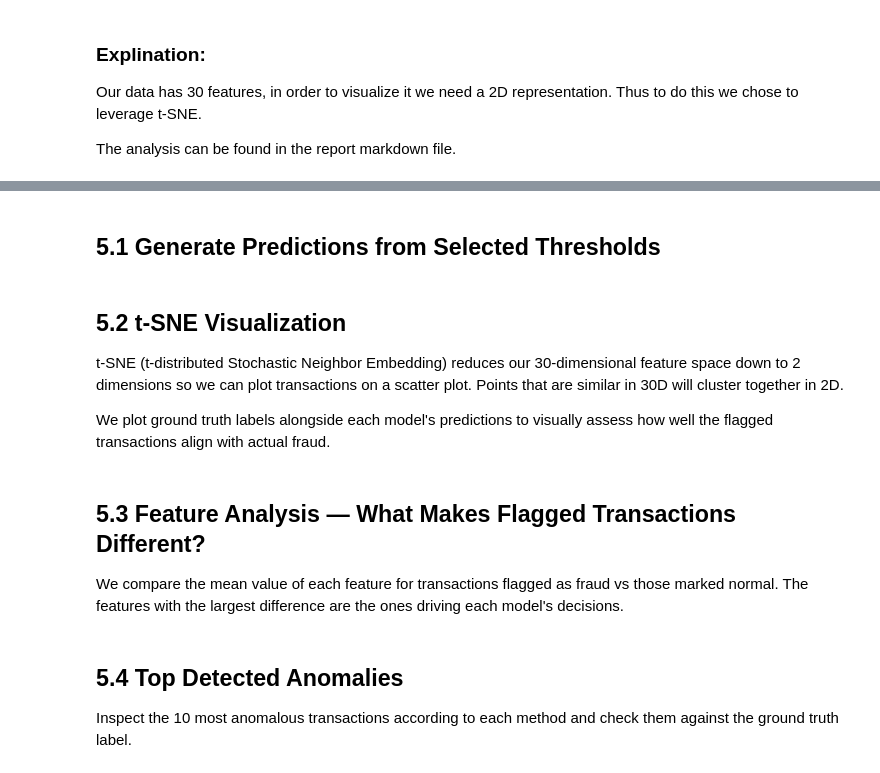
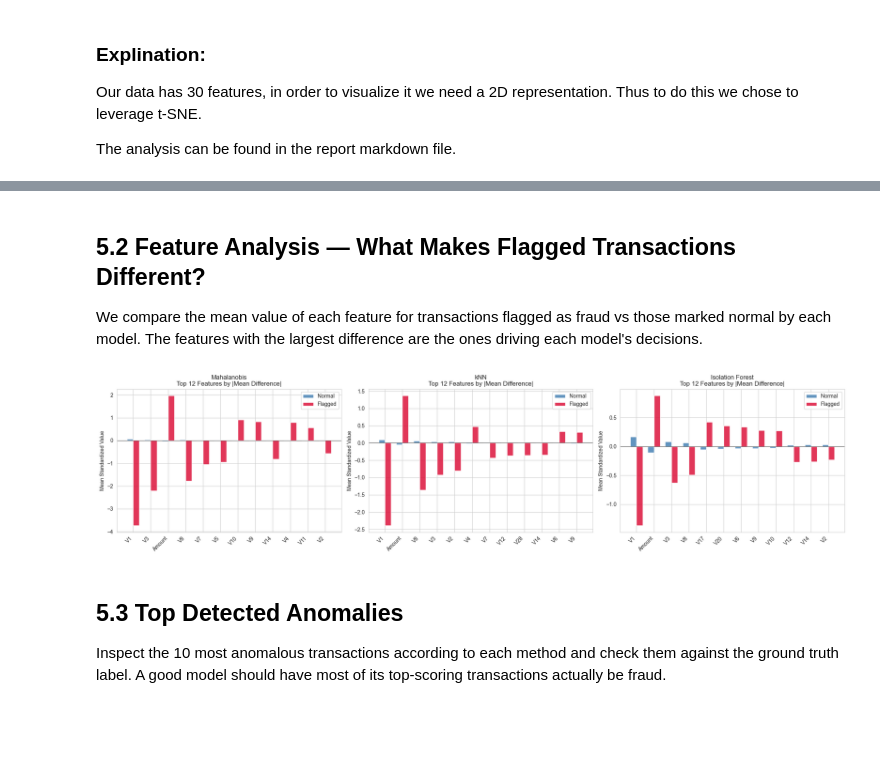
Before and after one commit to YaaqoobC/ECE447_Group_Project_Anomaly_Detection_Fall_2026, a Jupyter notebook: anomaly_detection.ipynb, the cells around one changed output, grey strips where cells are left out. Drawn from its saved outputs; the diff is of its cells as text; code cells hidden in the pictures; blank space fills up the shorter version.

```diff
--- a/anomaly_detection.ipynb
+++ b/anomaly_detection.ipynb
@@ -695,2 +684,0 @@ Now that we have trained and threshold-tuned our three models, we need to unders
-# %% [markdown]
-## 5.1 Generate Predictions from Selected Thresholds
@@ -711,6 +684,0 @@ print(f"Actual fraud in test set: {y_test.sum()}")
-# %% [markdown]
-## 5.2 t-SNE Visualization
-
-t-SNE (t-distributed Stochastic Neighbor Embedding) reduces our 30-dimensional feature space down to 2 dimensions so we can plot transactions on a scatter plot. Points that are similar in 30D will cluster together in 2D.
-
-We plot ground truth labels alongside each model's predictions to visually assess how well the flagged transactions align with actual fraud.
@@ -776,44 +685,46 @@ plt.show()
 # %% [markdown]
-## 5.3 Feature Analysis — What Makes Flagged Transactions Different?
+## 5.2 Feature Analysis — What Makes Flagged Transactions Different?
 
-We compare the mean value of each feature for transactions flagged as fraud vs those marked normal. The features with the largest difference are the ones driving each model's decisions.
+We compare the mean value of each feature for transactions flagged as fraud vs those marked normal by each model. The features with the largest difference are the ones driving each model's decisions.
 # %%
 fig, axes = plt.subplots(1, 3, figsize=(20, 5))
 TOP_N = 12
 
 for ax, (name, preds) in zip(axes, [
-    ('Mahalanobis', preds_mahal),
-    ('kNN',         preds_knn),
-    ('Isolation Forest', preds_if),
+    ('Mahalanobis', pred_mahal),
+    ('kNN',         pred_knn),
+    ('Isolation Forest', pred_if),
 ]):
     flagged = preds == 1
     normal  = preds == 0
 
     mean_flagged = X_test[flagged].mean(axis=0)
     mean_normal  = X_test[normal].mean(axis=0)
     diff         = np.abs(mean_flagged - mean_normal)
 
-    top_idx    = np.argsort(diff)[::-1][:TOP_N]
+    top_idx     = np.argsort(diff)[::-1][:TOP_N]
     feat_labels = [FEATURE_COLS[i] for i in top_idx]
 
     x = np.arange(TOP_N)
     w = 0.35
     ax.bar(x - w/2, mean_normal[top_idx],  w, label='Normal',  color='steelblue', alpha=0.85)
     ax.bar(x + w/2, mean_flagged[top_idx], w, label='Flagged', color='crimson',   alpha=0.85)
     ax.set_xticks(x)
     ax.set_xticklabels(feat_labels, rotation=45, ha='right')
     ax.set_title(f'{name}\nTop {TOP_N} Features by |Mean Difference|')
     ax.set_ylabel('Mean Standardized Value')
     ax.axhline(0, color='black', linewidth=0.5)
     ax.legend()
 
 plt.tight_layout()
 plt.savefig('feature_analysis.png', dpi=150, bbox_inches='tight')
 plt.show()
+# %% [output]
+[figure, added]
 # %% [markdown]
-## 5.4 Top Detected Anomalies
+## 5.3 Top Detected Anomalies
 
-Inspect the 10 most anomalous transactions according to each method and check them against the ground truth label.
+Inspect the 10 most anomalous transactions according to each method and check them against the ground truth label. A good model should have most of its top-scoring transactions actually be fraud.
 # %%
 N = 10
 
```
Also changed, not shown: parts of 12 cells of this notebook.
